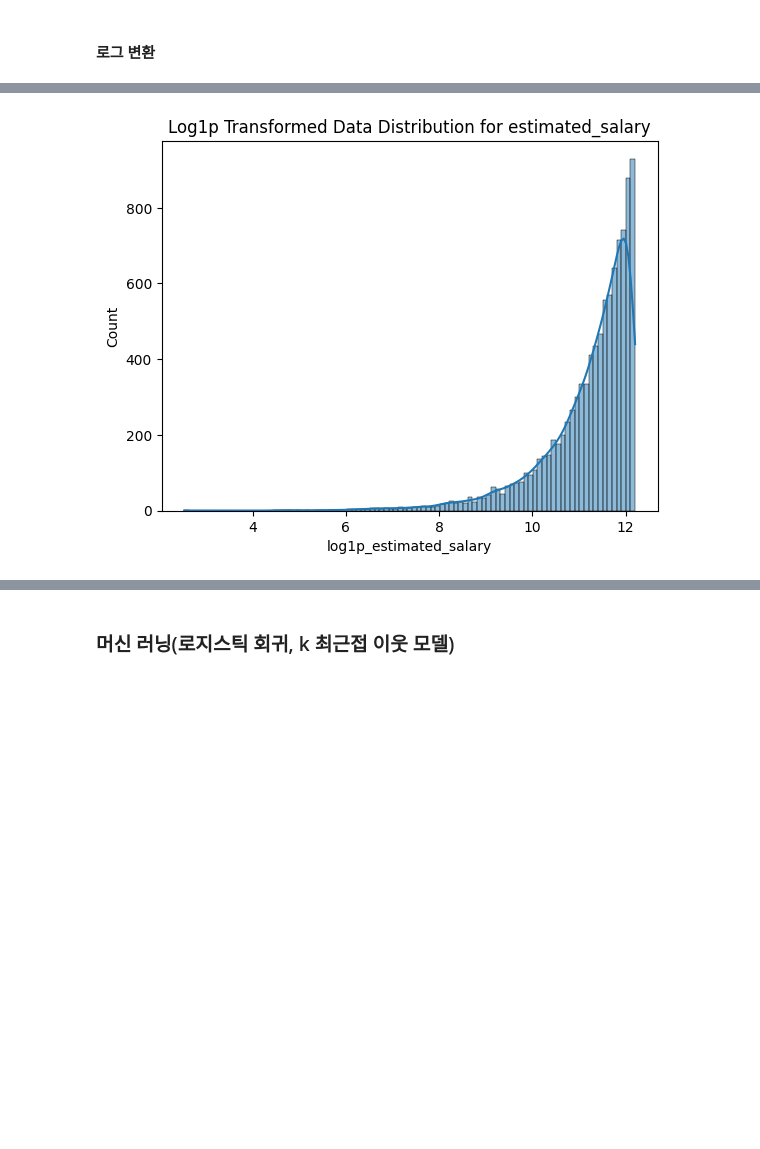
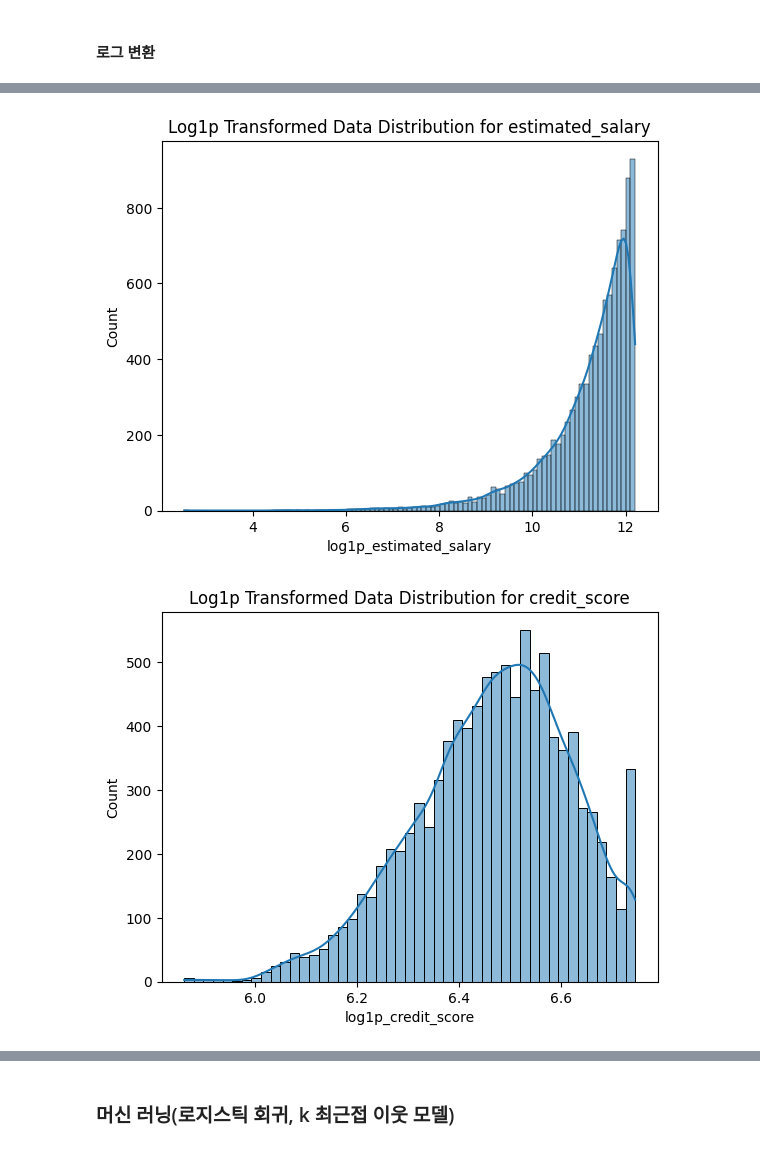
Before and after one commit to SKNETWORKS-FAMILY-AICAMP/SKN09-2nd-4Team, a Jupyter notebook: YJ/ml.ipynb, the cells around one changed output, grey strips where cells are left out. Saved outputs shown, nothing was run; the diff lists cells and outputs as text; code cells hidden in the pictures; blank space fills up the shorter version.

```diff
--- a/YJ/ml.ipynb
+++ b/YJ/ml.ipynb
@@ -42,37 +42,38 @@ import matplotlib.pyplot as plt
 # print("왜도가 1보다 큰 컬럼들:", skewed_columns)  # 예시: age 컬럼 확인
 
 # 'balance'와 'estimated_salary' 컬럼을 skewed_columns 리스트에 추가
-skewed_columns = ['age', 'balance', 'estimated_salary']  # 'balance'와 'estimated_salary' 추가
+skewed_columns = ['age', 'balance', 'estimated_salary', 'credit_score']  # 'balance'와 'estimated_salary' 추가
 
 # log1p 변환 함수
 def log1p_transform_columns(df, columns):
     for column in columns:
         df[f'log1p_{column}'] = np.log1p(df[column])  # np.log1p는 log(x+1)
     return df
 
 # log1p 변환 수행
 df = log1p_transform_columns(df, skewed_columns)
 
 # log1p 변환 후 데이터 분포 시각화
 for column in skewed_columns:
     sns.histplot(df[f'log1p_{column}'], kde=True)
     plt.title(f'Log1p Transformed Data Distribution for {column}')
     plt.show()
 
 # 결과 출력
 print(df.head())
 
 # 변환된 'log1p_' 컬럼을 원래 컬럼에 대체하고, 불필요한 컬럼 제거
 for column in skewed_columns:
     df[column] = df[f'log1p_{column}']
     df.drop([f'log1p_{column}'], axis=1, inplace=True)
 
 # 최종 데이터 확인
 print(df.head())
 # %% [output]
 [figure]
 [figure]
 [figure]
+[figure, added]
    credit_score  country  gender  age  tenure    balance  products_number  \
 0           619        0       1   42       2       0.00                1
 1           608        2       1   41       1   83807.86                1
```
Also changed, not shown: parts of 4 cells of this notebook.
